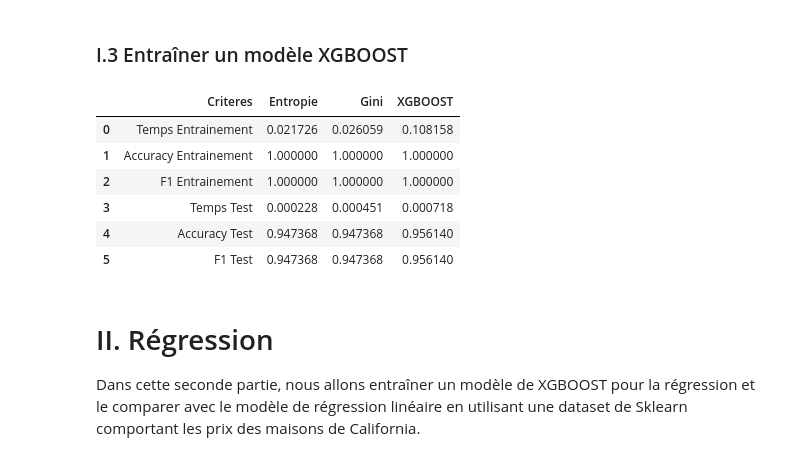
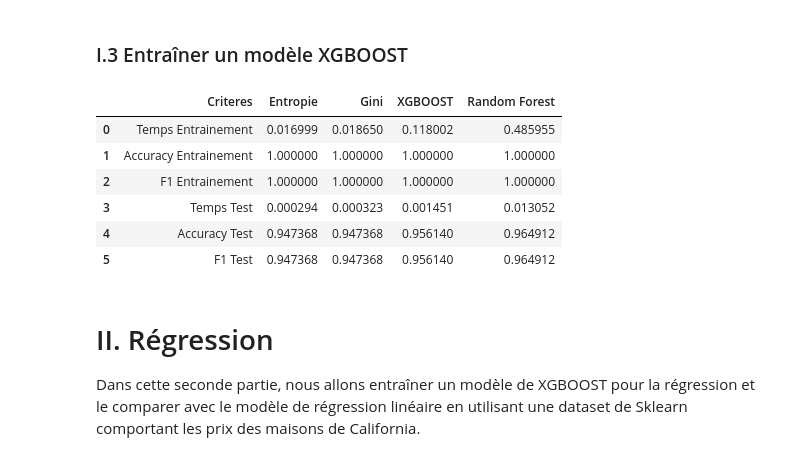
Before and after one commit to ChakibBrg/TP_XGBOOST, a Jupyter notebook: XGBOOST.ipynb, the cells around one changed output. Saved outputs shown, nothing was run; the diff lists cells and outputs as text; code cells hidden in the pictures.

```diff
--- a/XGBOOST.ipynb
+++ b/XGBOOST.ipynb
@@ -34,6 +28,7 @@ X_train.shape, X_test.shape
 ### I.2 Entraîner deux modèles d'arbres de décision
 # %%
 from   sklearn.tree    import DecisionTreeClassifier
+from sklearn.ensemble import RandomForestClassifier
 from   sklearn.metrics import accuracy_score, f1_score
 from   sklearn         import tree
 import timeit
@@ -47,6 +42,7 @@ Ychoix_test  = Y_test
 
 gini_stats          = []
 entropy_stats       = []
+randForest_stats       = []
 gini_classifieur    = DecisionTreeClassifier(criterion='gini'   , random_state=42)
 entropy_classifieur = DecisionTreeClassifier(criterion='entropy', random_state=42)
 
@@ -84,6 +80,24 @@ entropy_stats.append(timeit.default_timer() - temps_debut)
 entropy_stats.append(accuracy_score(Ychoix_test, Ychoix_pred))
 entropy_stats.append(f1_score(Ychoix_test, Ychoix_pred, average='micro'))
 
+# =========== Random forest ==================
+# ............ Entraînement ............
+temps_debut = timeit.default_timer()
+classifieur = RandomForestClassifier(n_estimators=100)
+classifieur.fit(Xchoix_train, Ychoix_train)
+randForest_stats.append(timeit.default_timer() - temps_debut)
+# ..... Evaluation entrainement ........
+Ychoix_pred = classifieur.predict(Xchoix_train)
+randForest_stats.append(accuracy_score(Ychoix_train, Ychoix_pred))
+randForest_stats.append(f1_score(Ychoix_train, Ychoix_pred, average='micro'))
+# ................ Test ................
+temps_debut = timeit.default_timer()
+Ychoix_pred = classifieur.predict(Xchoix_test)
+randForest_stats.append(timeit.default_timer() - temps_debut)
+# ........... Evaluation test ...........
+randForest_stats.append(accuracy_score(Ychoix_test, Ychoix_pred))
+randForest_stats.append(f1_score(Ychoix_test, Ychoix_pred, average='micro'))
+
 print('Fin')
 # %% [output]
 Fin
@@ -128,18 +142,19 @@ XGBOOST_stats.append(f1_score(Y_test, Y_pred, average='micro'))
 # %%
 pd.DataFrame({
     'Criteres' : ['Temps Entrainement', 'Accuracy Entrainement', 'F1 Entrainement', 'Temps Test', 'Accuracy Test', 'F1 Test'],
     'Entropie' : entropy_stats,
     'Gini'     : gini_stats,
-    'XGBOOST'  : XGBOOST_stats
+    'XGBOOST'  : XGBOOST_stats,
+    'Random Forest': randForest_stats
 })
 # %% [output]
-|  | Criteres | Entropie | Gini | XGBOOST |
-| 0 | Temps Entrainement | 0.021726 | 0.026059 | 0.108158 |
-| 1 | Accuracy Entrainement | 1.000000 | 1.000000 | 1.000000 |
-| 2 | F1 Entrainement | 1.000000 | 1.000000 | 1.000000 |
-| 3 | Temps Test | 0.000228 | 0.000451 | 0.000718 |
-| 4 | Accuracy Test | 0.947368 | 0.947368 | 0.956140 |
-| 5 | F1 Test | 0.947368 | 0.947368 | 0.956140 |
+|  | Criteres | Entropie | Gini | XGBOOST | Random Forest |
+| 0 | Temps Entrainement | 0.016999 | 0.018650 | 0.118002 | 0.485955 |
+| 1 | Accuracy Entrainement | 1.000000 | 1.000000 | 1.000000 | 1.000000 |
+| 2 | F1 Entrainement | 1.000000 | 1.000000 | 1.000000 | 1.000000 |
+| 3 | Temps Test | 0.000294 | 0.000323 | 0.001451 | 0.013052 |
+| 4 | Accuracy Test | 0.947368 | 0.947368 | 0.956140 | 0.964912 |
+| 5 | F1 Test | 0.947368 | 0.947368 | 0.956140 | 0.964912 |
 # %% [markdown]
 # II. Régression
 
```
Also changed, not shown: parts of 29 cells of this notebook, 1 other file.
